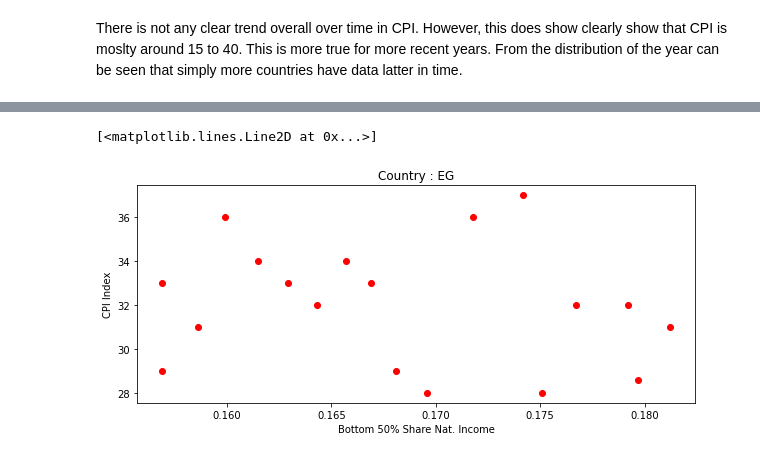
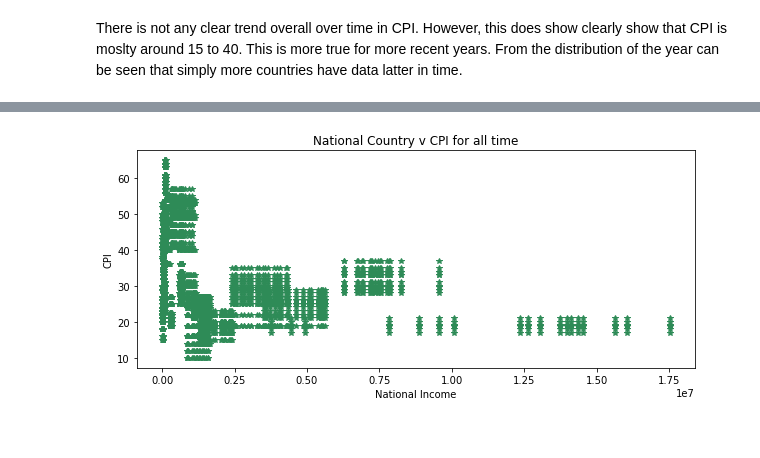
Before and after one commit to data301-2021-winter1/group35-project, a Jupyter notebook: notebooks/analysis1.ipynb, the cells around one changed output, grey strips where cells are left out. Drawn from its saved outputs; the diff is of its cells as text; code cells hidden in the pictures.

```diff
--- a/notebooks/analysis1.ipynb
+++ b/notebooks/analysis1.ipynb
@@ -146,11 +158,6 @@ NatIncome(2010)
-# %%
-CC = "EG"
-CC_D = CID.loc[CID['country'] == CC]
-CC_D = CC_D[CC_D.value != '-']
-plt.title(f"Country : {CC}")
-plt.xlabel(f"Bottom 50% Share Nat. Income")
-plt.ylabel(f"CPI Index")
-plt.plot(CC_D.loc[CC_D['percentile'] == 'p0p50']['value'], CC_D.loc[CC_D['variable'] == 'CPI']['value'], 'o', color = 'red')
-# %% [output]
-[<matplotlib.lines.Line2D at 0x...>]
-[figure, removed]
+# %%
+
+
+AllNatIncome()
+# %% [output]
+[figure, added]
```
Also changed, not shown: parts of 20 cells of this notebook, 1 other file.
